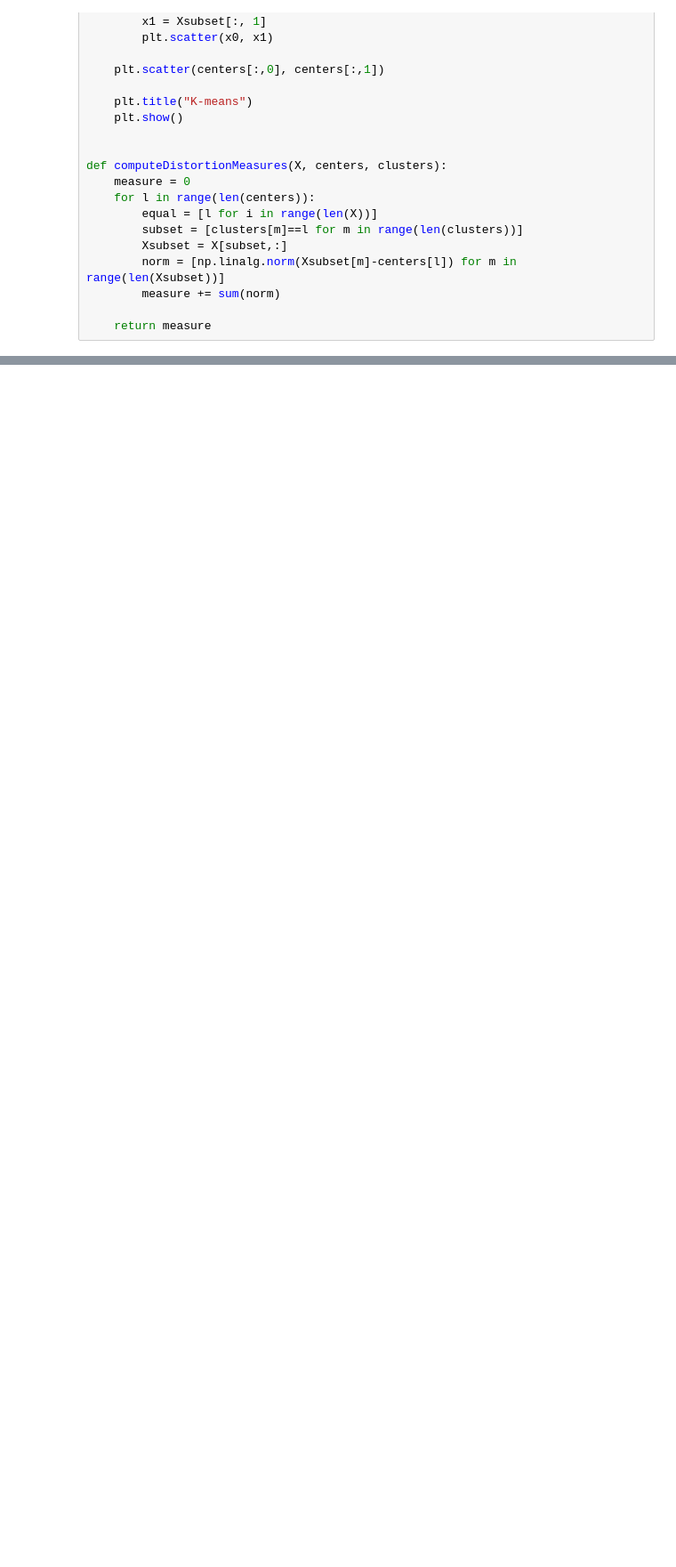
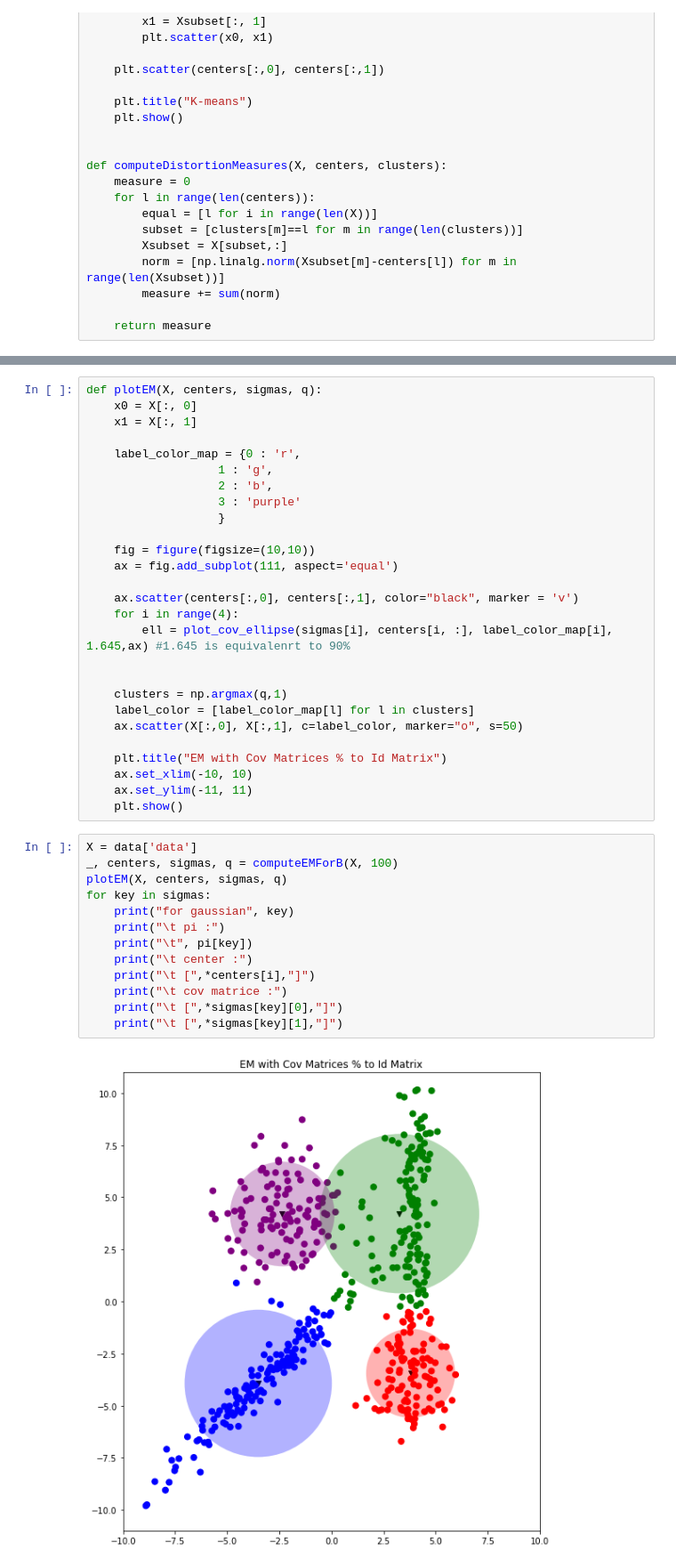
Before and after one commit to martinplouy/MVA, a Jupyter notebook: PGM/HW2/MVA_DM2_DELAFOURNIERE_PLOUY.ipynb, the cells around one changed output, grey strips where cells are left out. Shown at 89% size. Saved outputs shown, nothing was run; the diff lists cells and outputs as text; blank space fills up the shorter version.

```diff
--- a/PGM/HW2/MVA_DM2_DELAFOURNIERE_PLOUY.ipynb
+++ b/PGM/HW2/MVA_DM2_DELAFOURNIERE_PLOUY.ipynb
@@ -130,0 +236,42 @@ distortion measure :  1666.9638195211205
+# %%
+def plotEM(X, centers, sigmas, q):
+    x0 = X[:, 0]
+    x1 = X[:, 1]
+
+    label_color_map = {0 : 'r',
+                   1 : 'g',
+                   2 : 'b',
+                   3 : 'purple'
+                   }
+
+    fig = figure(figsize=(10,10))
+    ax = fig.add_subplot(111, aspect='equal')
+
+    ax.scatter(centers[:,0], centers[:,1], color="black", marker = 'v')
+    for i in range(4):
+        ell = plot_cov_ellipse(sigmas[i], centers[i, :], label_color_map[i], 1.645,ax) #1.645 is equivalenrt to 90%
+
+
+    clusters = np.argmax(q,1)
+    label_color = [label_color_map[l] for l in clusters]
+    ax.scatter(X[:,0], X[:,1], c=label_color, marker="o", s=50)
+
+    plt.title("EM with Cov Matrices % to Id Matrix")
+    ax.set_xlim(-10, 10)
+    ax.set_ylim(-11, 11)
+    plt.show()
+# %%
+X = data['data']
+_, centers, sigmas, q = computeEMForB(X, 100)
+plotEM(X, centers, sigmas, q)
+for key in sigmas:
+    print("for gaussian", key)
+    print("\t pi :")
+    print("\t", pi[key])
+    print("\t center :")
+    print("\t [",*centers[i],"]")
+    print("\t cov matrice :")
+    print("\t [",*sigmas[key][0],"]")
+    print("\t [",*sigmas[key][1],"]")
+# %% [output]
+[figure, added]
```
Also changed, not shown: parts of 14 cells of this notebook, 1 other file.
